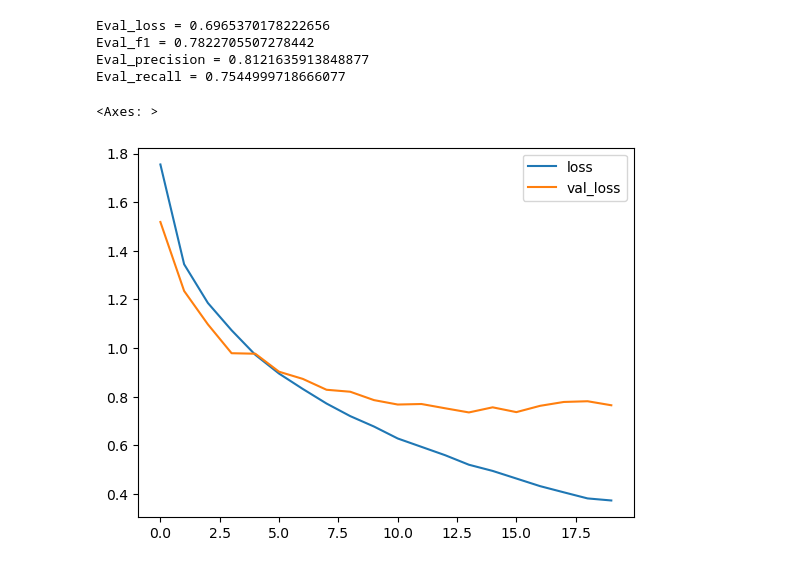
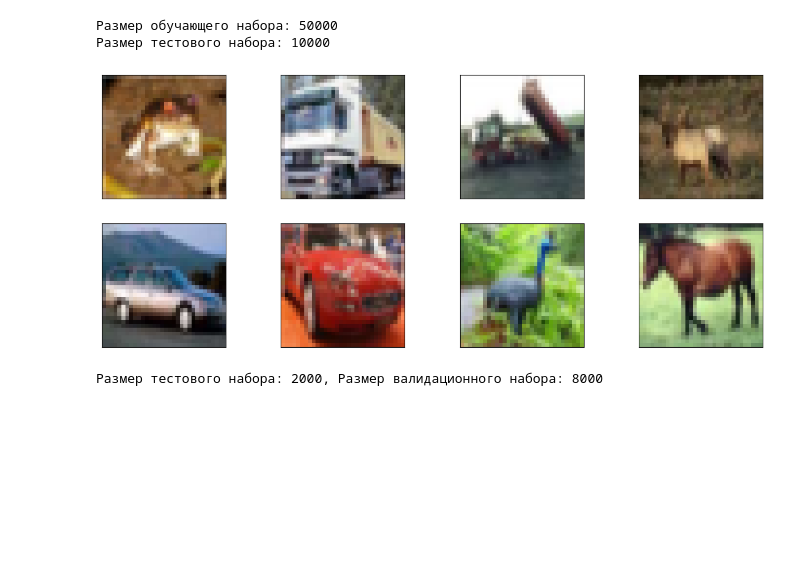
Before and after one commit to full-metal0/processing_and_generating_images, a Jupyter notebook: HW1.ipynb, the cells around one changed output. Saved outputs shown, nothing was run; the diff lists cells and outputs as text; code cells hidden in the pictures; blank space fills up the shorter version.

Commit message:
Update plots, some fixes

```diff
--- a/HW1.ipynb
+++ b/HW1.ipynb
@@ -11,2 +0,0 @@ keras.utils.set_random_seed(21)
-# %%
-(X_train, y_train), (X_test, y_test) = keras.datasets.cifar10.load_data()
@@ -149,17 +0,0 @@ Epoch 20/20
-# %%
-print("Eval_loss = {} \nEval_f1 = {} \nEval_precision = {} \nEval_recall = {}".format(eval_hist[0],
-                                                                                      eval_hist[1],
-                                                                                      eval_hist[2],
-                                                                                      eval_hist[3]))
-# %% [output]
-Eval_loss = 0.6965370178222656
-Eval_f1 = 0.7822705507278442
-Eval_precision = 0.8121635913848877
-Eval_recall = 0.7544999718666077
-# %%
-#График изменения функции потерь
-history_df = pd.DataFrame(history.history)
-history_df.loc[:, ['loss', 'val_loss']].plot()
-# %% [output]
-<Axes: >
-[figure, removed]
@@ -165,0 +13,60 @@ history_df.loc[:, ['loss', 'val_loss']].plot()
+# %%
+# Установка начального состояния для воспроизводимости результатов
+set_random_seed(21)
+
+# Загрузка набора данных CIFAR-10
+(train_images, train_labels), (test_images, test_labels) = keras.datasets.cifar10.load_data()
+
+print(f"Размер обучающего набора: {len(train_images)}\nРазмер тестового набора: {len(test_images)}")
+
+def plot_images(images, rows=2, cols=4, figsize=(15,6)):
+    fig, axes = plt.subplots(rows, cols, figsize=figsize)
+    for i, ax in enumerate(axes.flat):
+        if i < len(images):
+            ax.imshow(images[i])
+            ax.set_xticks([])
+            ax.set_yticks([])
+        else:
+            ax.axis('off')
+    plt.show()
+
+random_images = [train_images[i] for i in range(8)]
+
+plot_images(random_images)
+# %% [output]
+Размер обучающего набора: 50000
+Размер тестового набора: 10000
+[figure, added]
+# %%
+# Загрузка и разделение набора данных CIFAR-10
+(train_images, train_labels), (test_images, test_labels) = keras.datasets.cifar10.load_data()
+
+# Дополнительное разделение тестового набора на тестовый и валидационный наборы
+validation_images, final_test_images, validation_labels, final_test_labels = split_data(test_images, test_labels, test_size=0.2, random_state=21)
+
+print(f"Размер тестового набора: {len(final_test_images)}, Размер валидационного набора: {len(validation_images)}")
+
+# Нормализация пиксельных значений изображений
+train_images_normalized = train_images / 255.0
+final_test_images_normalized = final_test_images / 255.0
+validation_images_normalized = validation_images / 255.0
+
+# Кодирование меток в формате one-hot
+train_labels_one_hot = keras.utils.to_categorical(train_labels, 10)
+final_test_labels_one_hot = keras.utils.to_categorical(final_test_labels, 10)
+validation_labels_one_hot = keras.utils.to_categorical(validation_labels, 10)
+
+# Подготовка наборов данных для обучения, валидации и тестирования
+train_dataset = tf.data.Dataset.from_tensor_slices((train_images_normalized, train_labels_one_hot))
+validation_dataset = tf.data.Dataset.from_tensor_slices((validation_images_normalized, validation_labels_one_hot))
+test_dataset = tf.data.Dataset.from_tensor_slices((final_test_images_normalized, final_test_labels_one_hot))
+
+# Настройка параметров аугментации данных для наборов данных
+batch_size = 256
+shuffle_buffer_size = 500
+
+train_dataset_prepared = train_dataset.shuffle(shuffle_buffer_size).batch(batch_size).prefetch(tf.data.experimental.AUTOTUNE)
+validation_dataset_prepared = validation_dataset.shuffle(shuffle_buffer_size).batch(batch_size).prefetch(tf.data.experimental.AUTOTUNE)
+test_dataset_prepared = test_dataset.shuffle(shuffle_buffer_size).batch(batch_size).prefetch(tf.data.experimental.AUTOTUNE)
+# %% [output]
+Размер тестового набора: 2000, Размер валидационного набора: 8000
```
Also changed, not shown: parts of 78 cells of this notebook, 6 other files.
